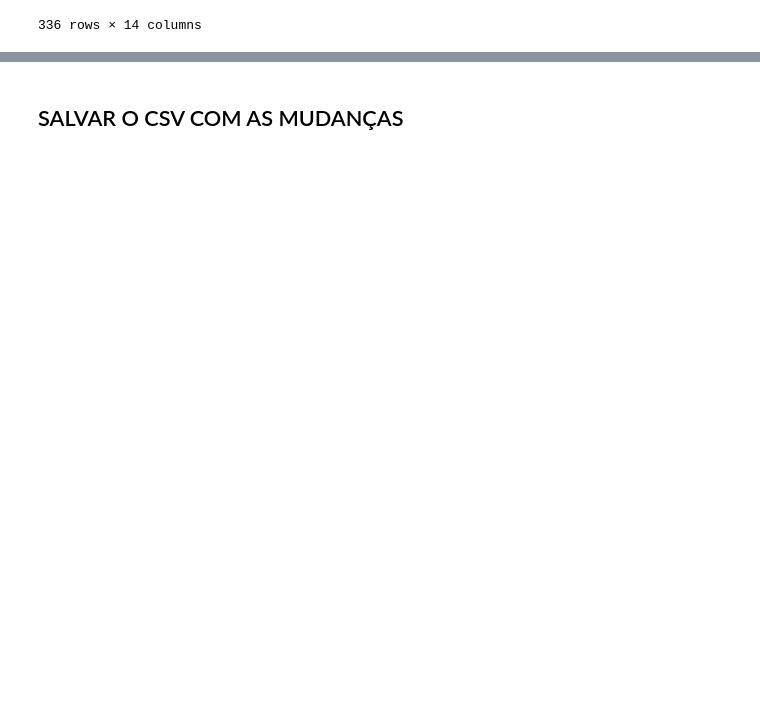
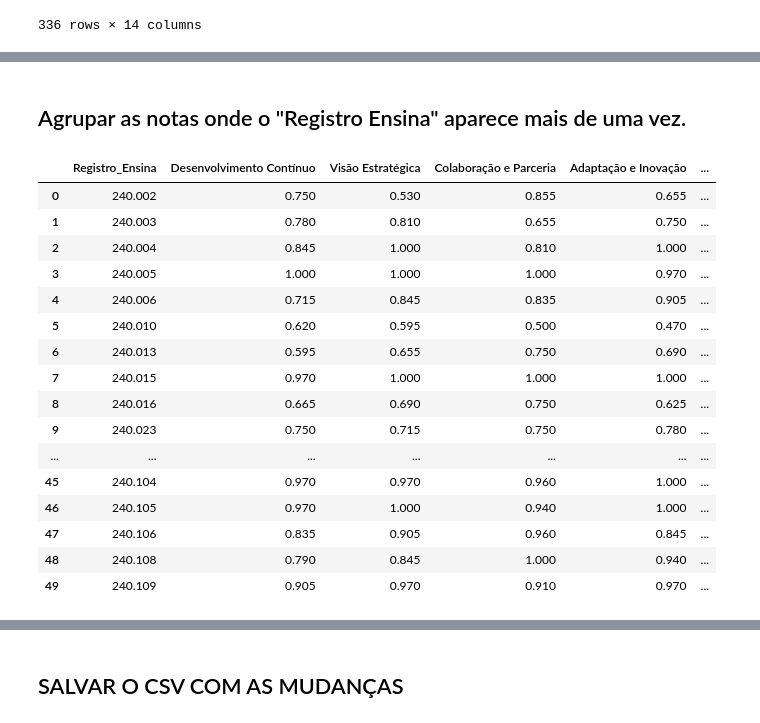
Before and after one commit to FelipeEsmaile/Case_Ensina_Brasil, a Jupyter notebook: tratamento_avali_terceiros.ipynb, the cells around one changed output, grey strips where cells are left out. Saved outputs shown, nothing was run; the diff lists cells and outputs as text; code cells hidden in the pictures; blank space fills up the shorter version.

```diff
--- a/tratamento_avali_terceiros.ipynb
+++ b/tratamento_avali_terceiros.ipynb
@@ -369,0 +454,2 @@ del df_copia
+# %%
+df = df_copia
@@ -369,0 +458,37 @@ del df_copia
+# %% [markdown]
+## Agrupar as notas onde o "Registro Ensina" aparece mais de uma vez.
+# %%
+df_copia = df.copy()
+# %%
+# Separamos as colunas que vão sofrer o cálculo matemático
+colunas_competencias = [
+    'Desenvolvimento Contínuo',
+    'Visão Estratégica',
+    'Colaboração e Parceria',
+    'Adaptação e Inovação',
+    'Capacidade de Execução',
+    'Comunicação Empática'
+]
+# %%
+# Executamos o agrupamento e resetamos o índice
+df_copia_agrupado = df_copia.groupby('Registro_Ensina')[colunas_competencias].mean().reset_index()
+# %%
+df_copia_agrupado.head(50)
+# %% [output]
+|  | Registro_Ensina | Desenvolvimento Contínuo | Visão Estratégica | Colaboração e Parceria | Adaptação e Inovação | ... |
+| 0 | 240.002 | 0.750 | 0.530 | 0.855 | 0.655 | ... |
+| 1 | 240.003 | 0.780 | 0.810 | 0.655 | 0.750 | ... |
+| 2 | 240.004 | 0.845 | 1.000 | 0.810 | 1.000 | ... |
+| 3 | 240.005 | 1.000 | 1.000 | 1.000 | 0.970 | ... |
+| 4 | 240.006 | 0.715 | 0.845 | 0.835 | 0.905 | ... |
+| 5 | 240.010 | 0.620 | 0.595 | 0.500 | 0.470 | ... |
+| 6 | 240.013 | 0.595 | 0.655 | 0.750 | 0.690 | ... |
+| 7 | 240.015 | 0.970 | 1.000 | 1.000 | 1.000 | ... |
+| 8 | 240.016 | 0.665 | 0.690 | 0.750 | 0.625 | ... |
+| 9 | 240.023 | 0.750 | 0.715 | 0.750 | 0.780 | ... |
+| ... | ... | ... | ... | ... | ... | ... |
+| 45 | 240.104 | 0.970 | 0.970 | 0.960 | 1.000 | ... |
+| 46 | 240.105 | 0.970 | 1.000 | 0.940 | 1.000 | ... |
+| 47 | 240.106 | 0.835 | 0.905 | 0.960 | 0.845 | ... |
+| 48 | 240.108 | 0.790 | 0.845 | 1.000 | 0.940 | ... |
+| 49 | 240.109 | 0.905 | 0.970 | 0.910 | 0.970 | ... |
```
Also changed, not shown: parts of 19 cells of this notebook, 2 other files.
